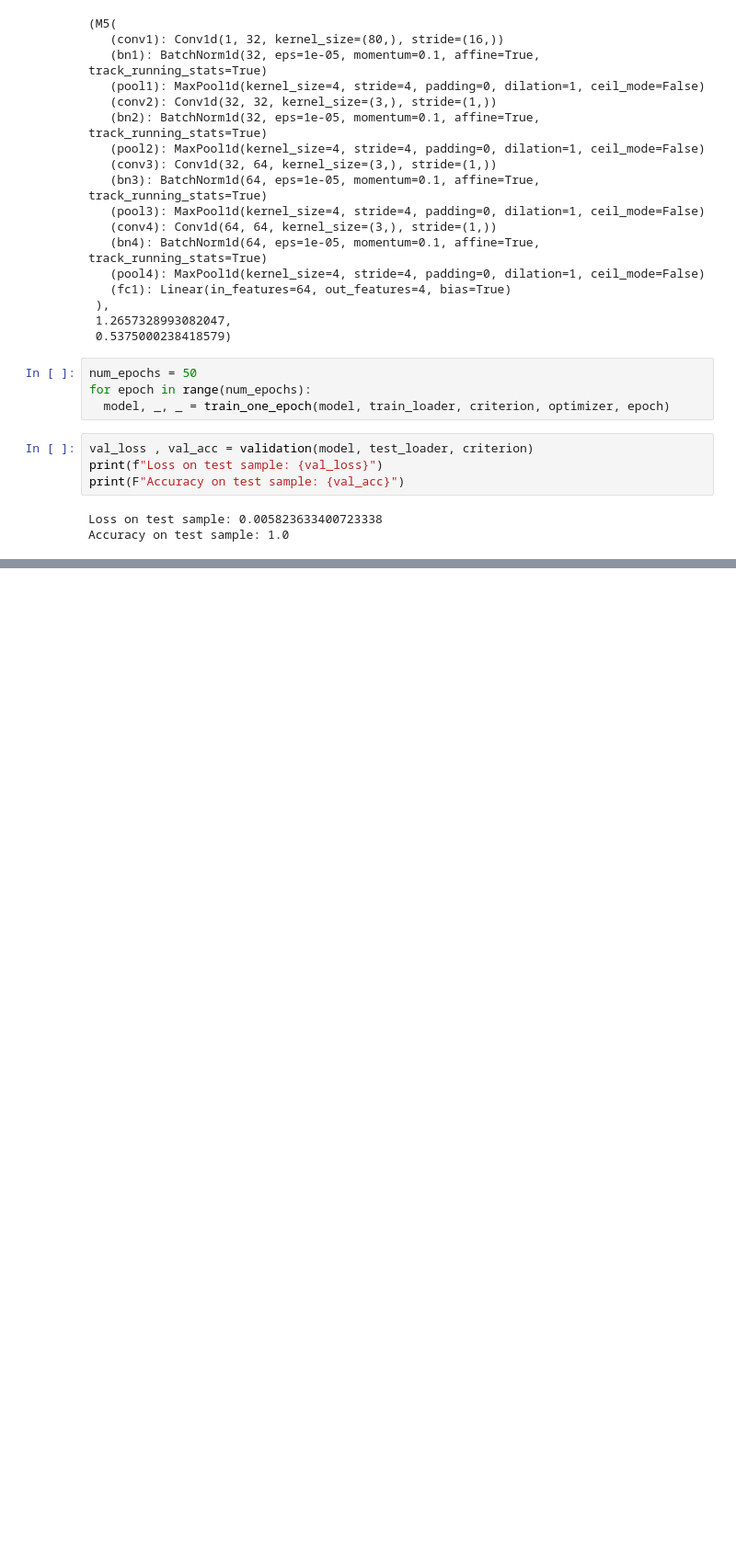
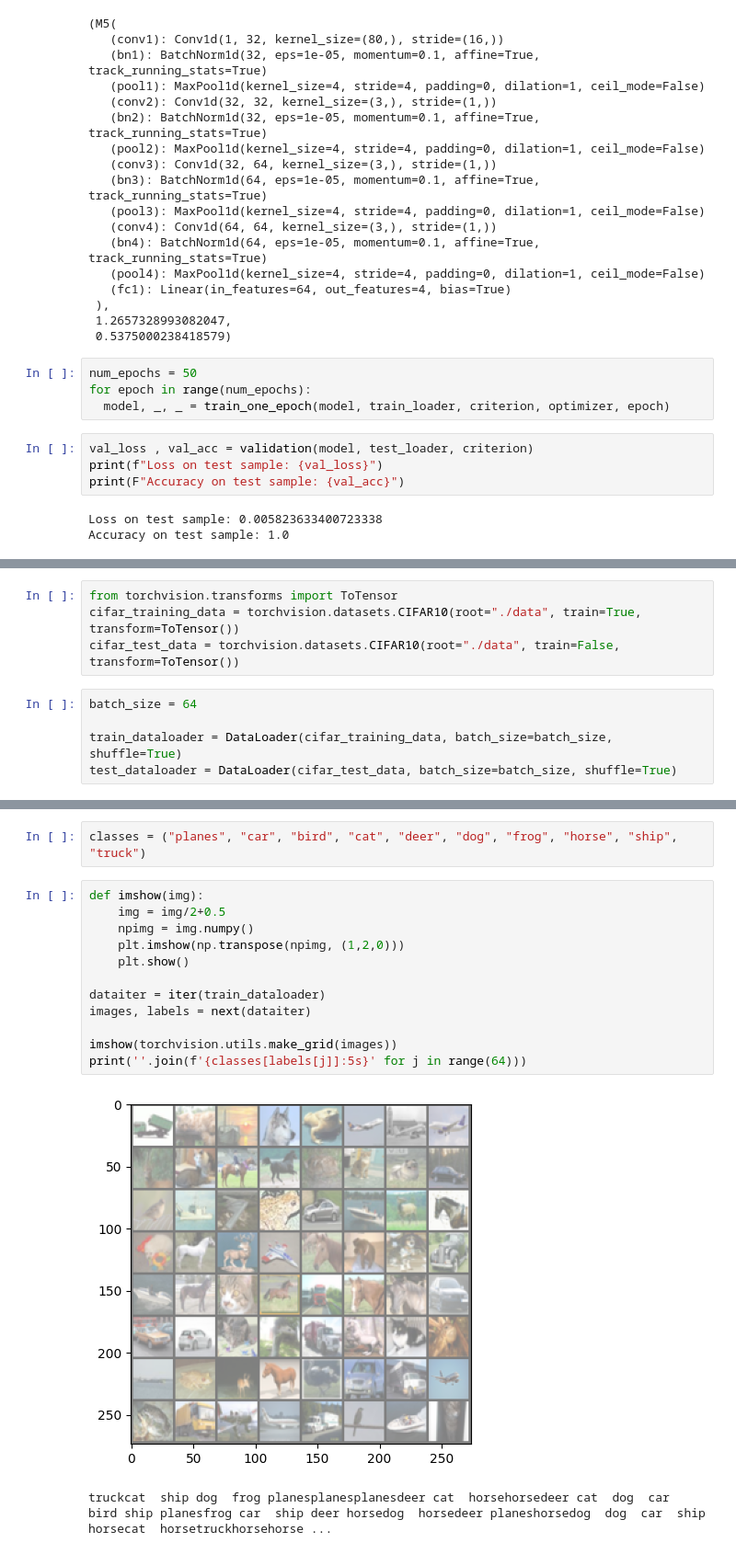
Before and after one commit to imgmaterial/AILabs, a Jupyter notebook: Labs/Lab4/Lab4.ipynb, the cells around one changed output, grey strips where cells are left out. Shown at 92% size. Drawn from its saved outputs; the diff is of its cells as text; blank space fills up the shorter version.

```diff
--- a/Labs/Lab4/Lab4.ipynb
+++ b/Labs/Lab4/Lab4.ipynb
@@ -383,0 +397,9 @@ Accuracy on test sample: 1.0
+# %%
+from torchvision.transforms import ToTensor
+cifar_training_data = torchvision.datasets.CIFAR10(root="./data", train=True, transform=ToTensor())
+cifar_test_data = torchvision.datasets.CIFAR10(root="./data", train=False, transform=ToTensor())
+# %%
+batch_size = 64
+
+train_dataloader = DataLoader(cifar_training_data, batch_size=batch_size, shuffle=True)
+test_dataloader = DataLoader(cifar_test_data, batch_size=batch_size, shuffle=True)
@@ -383,0 +414,17 @@ Accuracy on test sample: 1.0
+# %%
+classes = ("planes", "car", "bird", "cat", "deer", "dog", "frog", "horse", "ship", "truck")
+# %%
+def imshow(img):
+    img = img/2+0.5
+    npimg = img.numpy()
+    plt.imshow(np.transpose(npimg, (1,2,0)))
+    plt.show()
+
+dataiter = iter(train_dataloader)
+images, labels = next(dataiter)
+
+imshow(torchvision.utils.make_grid(images))
+print(''.join(f'{classes[labels[j]]:5s}' for j in range(64)))
+# %% [output]
+[figure, added]
+truckcat  ship dog  frog planesplanesplanesdeer cat  horsehorsedeer cat  dog  car  bird ship planesfrog car  ship deer horsedog  horsedeer planeshorsedog  dog  car  ship horsecat  horsetruckhorsehorse ...
```
Also changed, not shown: parts of 6 cells of this notebook.
